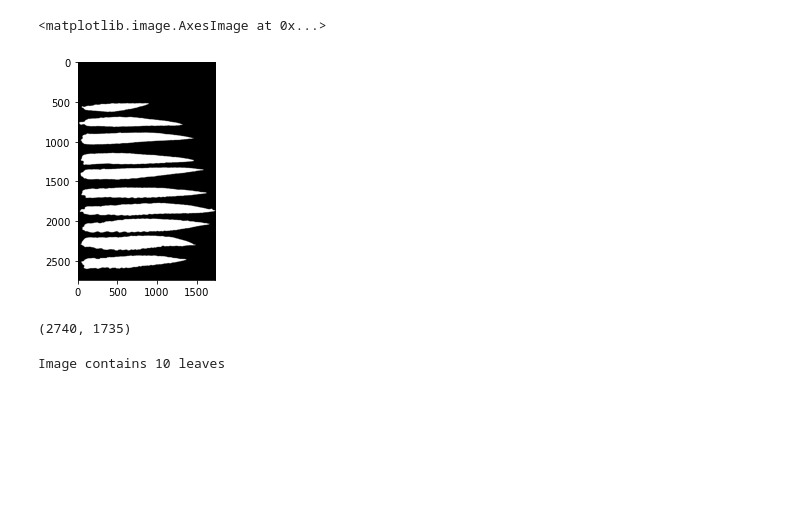
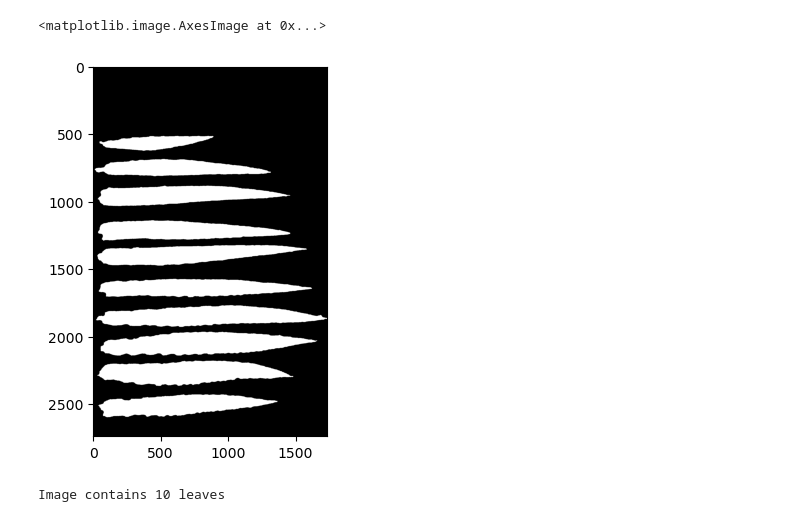
Before and after one commit to Luciamar/Agron845_project, a Jupyter notebook: Cropping.ipynb, the cells around one changed output. Cells and saved outputs as stored; diff of their text form; code cells hidden in the pictures; blank space fills up the shorter version.

```diff
--- a/Cropping.ipynb
+++ b/Cropping.ipynb
@@ -18,4 +119,14 @@ blue = img[:, :, 2]
 # %%
+# GEt bands
+
+for RGB in pic_list:
+    red = RGB[:, :, 0]
+    green = RGB[:, :, 1]
+    blue = RGB[:, :, 2]
+red = RGB[:, :, 0] #Extract matrix of red pixel values (m by n matrix)
+green = RGB[:, :, 1] #Extract matrix of green pixel values
+blue = RGB[:, :, 2]
+
 red_green_ratio = red/green
 
 # Calculate blue to green ratio for each pixel. The result is an m x n array.
@@ -25,7 +136,14 @@ blue_green_ratio = blue/green
 ExG = 2*green - red - blue
 
 # Classification of green pixels
-bw = np.logical_and(red_green_ratio<0.99, blue_green_ratio<0.99, ExG>20)
+BW = np.logical_and(red_green_ratio<0.99, blue_green_ratio<0.99, ExG>20)
 # %%
 # Closing (performs a dilation followed by an erosion. Connect small bright patches)
-bw = area_opening(bw, 1500)
+BW = area_opening(BW, 1500)
+
+BW = binary_closing(BW, disk(15))
+
+plt.imshow(BW, cmap="gray" )
+# %% [output]
+<matplotlib.image.AxesImage at 0x...>
+[figure, added]
@@ -34,11 +150,2 @@ bw = binary_closing(bw, disk(15))
-# %%
-plt.imshow(bw, cmap="gray" )
-# %% [output]
-<matplotlib.image.AxesImage at 0x...>
-[figure, removed]
-# %%
-bw.shape
-# %% [output]
-(2740, 1735)
 # %%
 # Identify seed boundaries
```
Also changed, not shown: parts of 34 cells of this notebook, 9 other files.
